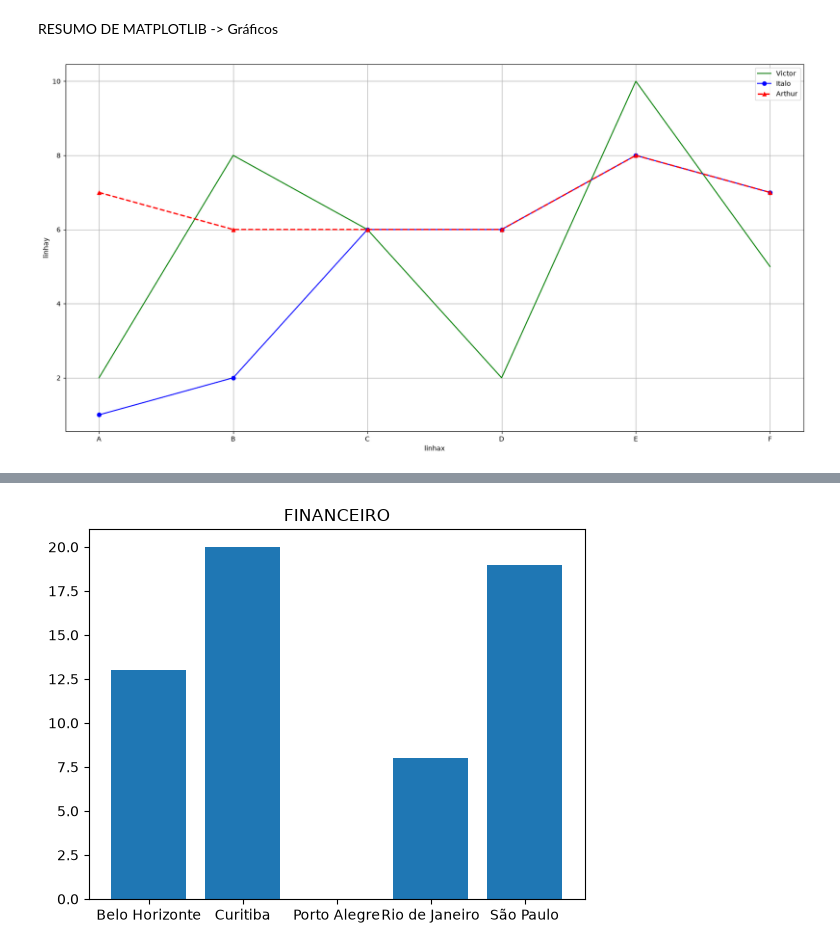
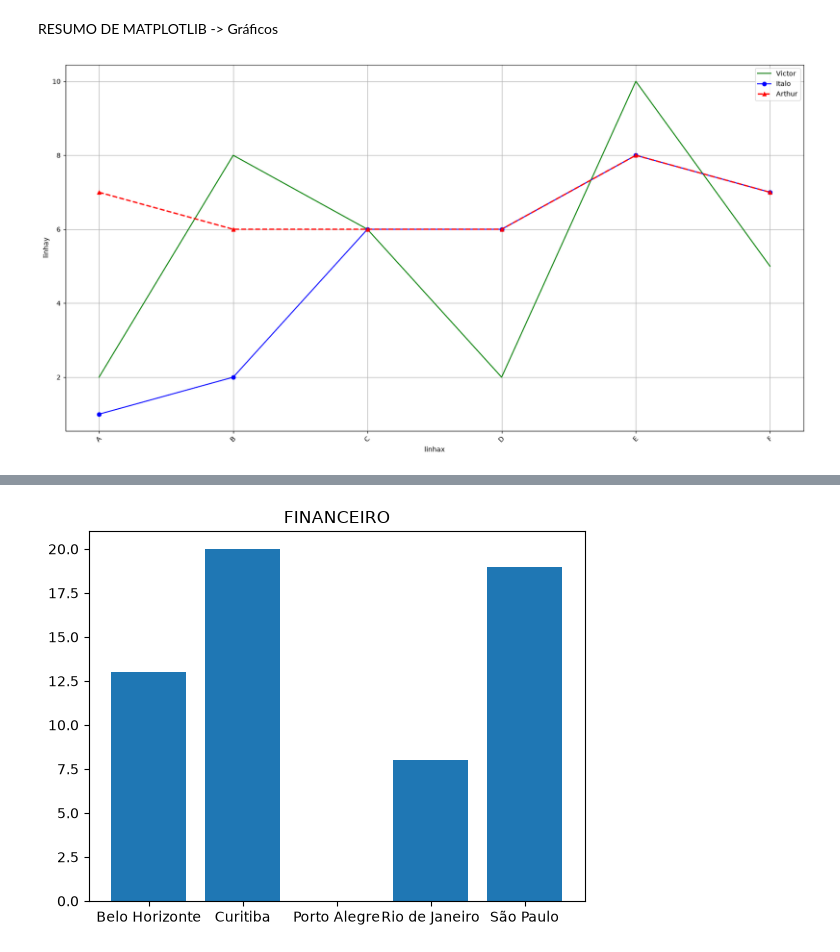
Before and after one commit to prof-joao-de-menezes/aulas-analise-de-dados, a Jupyter notebook: aulas/resumo/resumo.ipynb, the cells around one changed output, grey strips where cells are left out. Saved outputs shown, nothing was run; the diff lists cells and outputs as text; code cells hidden in the pictures.

```diff
--- a/aulas/resumo/resumo.ipynb
+++ b/aulas/resumo/resumo.ipynb
@@ -170,35 +170,35 @@ linhay2 = [1, 2, 6, 6, 8, 7]
 arthur = [7, 6, 6, 6, 8, 7]
 
 plt.figure(figsize=(20, 10))
 
 # grafico de linha
 plt.plot(
     linhax, linhay,
     label="Victor",
     color="g"
 )
 plt.plot(
     linhax, linhay2,
     label="Italo",
     marker="o",
     color="b",
 )
 plt.plot(
     linhax, arthur,
     label="Arthur",
     marker="^",
     color="red",
     linestyle="--",
     linewidth=2
 )
 plt.grid(True)
 plt.legend()
 plt.xlabel("linhax")
 plt.ylabel("linhay")
-
+plt.xticks(rotation=45)
 plt.show()
 # %% [output]
-[figure, old version]
+[figure, new version]
 # %%
 # explorar outros tipos de grafico
 
```
Also changed, not shown: parts of 1 cell of this notebook, 4 other files.
